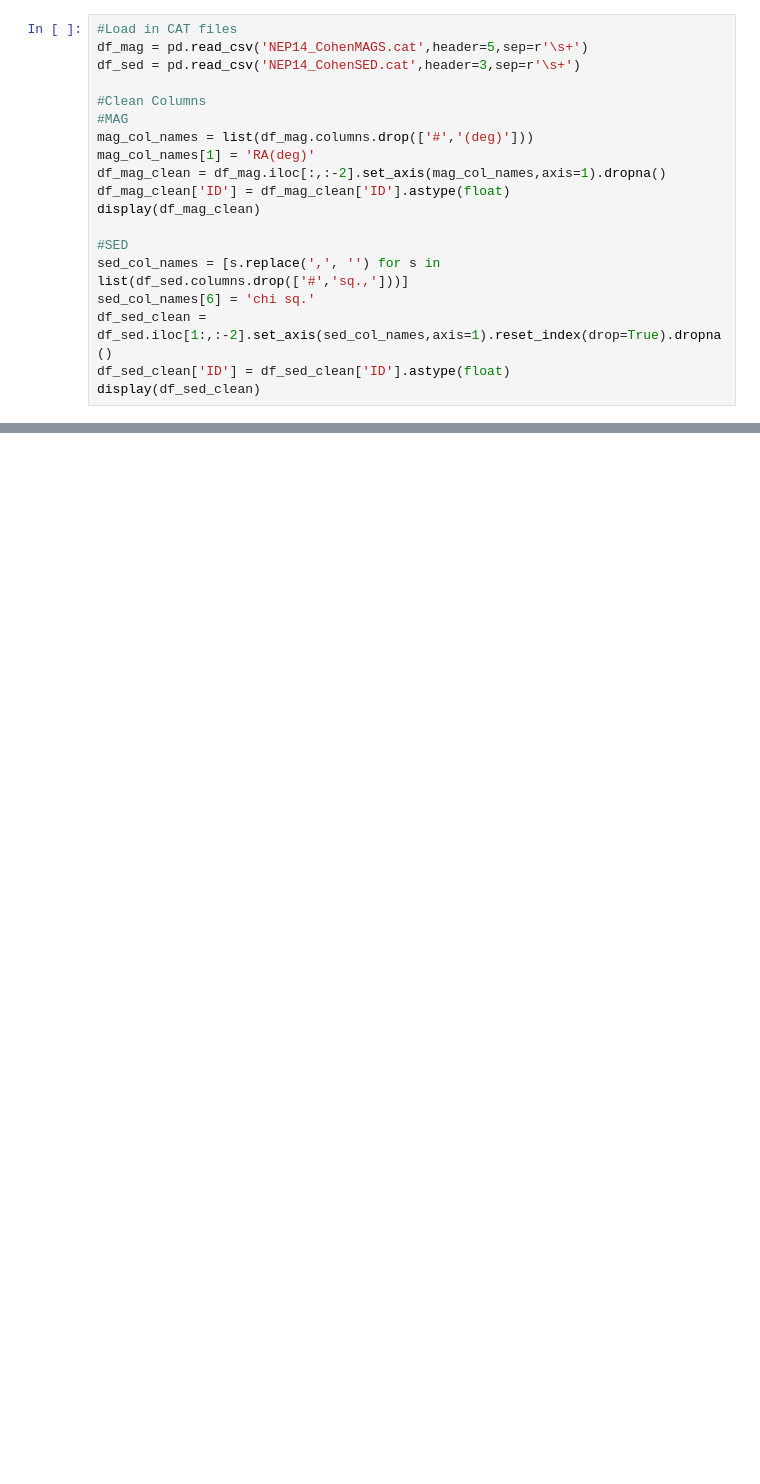
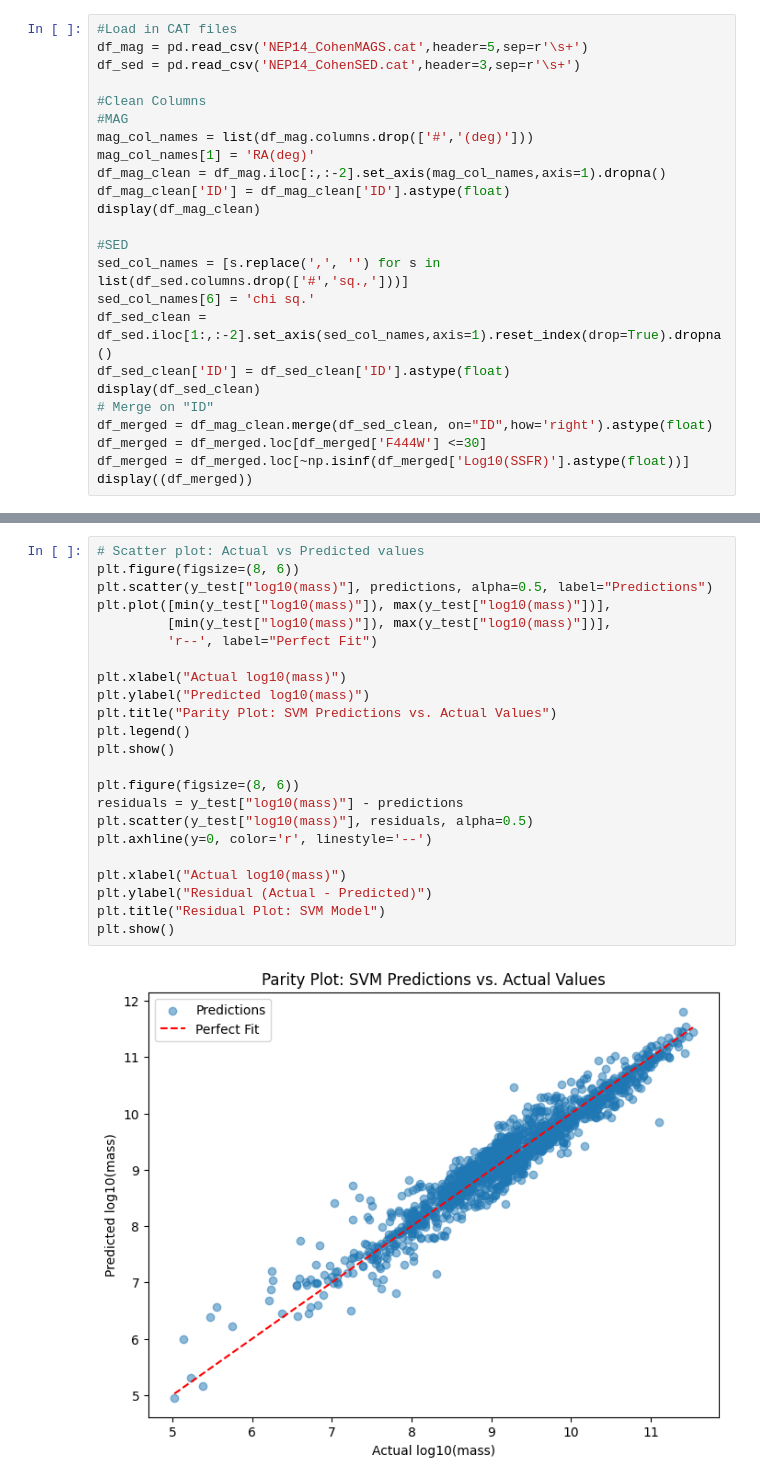
Before and after one commit to evs802/DAT494-HContract, a Jupyter notebook: SED_ML.ipynb, the cells around one changed output, grey strips where cells are left out. Drawn from its saved outputs; the diff is of its cells as text; blank space fills up the shorter version.

```diff
--- a/SED_ML.ipynb
+++ b/SED_ML.ipynb
@@ -29,6 +31,11 @@ sed_col_names[6] = 'chi sq.'
 df_sed_clean = df_sed.iloc[1:,:-2].set_axis(sed_col_names,axis=1).reset_index(drop=True).dropna()
 df_sed_clean['ID'] = df_sed_clean['ID'].astype(float)
 display(df_sed_clean)
+# Merge on "ID"
+df_merged = df_mag_clean.merge(df_sed_clean, on="ID",how='right').astype(float)
+df_merged = df_merged.loc[df_merged['F444W'] <=30]
+df_merged = df_merged.loc[~np.isinf(df_merged['Log10(SSFR)'].astype(float))]
+display((df_merged))
 # %% [output]
 |  | ID | RA(deg) | Dec(deg) | F090W | F115W | F150W | F200W | F277W | F356W | F410M | F444W | ... |
 | 0 | 1.0 | 260.718976 | 65.711171 | 18.7847 | 18.6773 | 18.8318 | 18.9775 | 19.6117 | 19.8170 | 20.2598 | 20.3863 | ... |
@@ -114,0 +350,25 @@ ValueError: Input contains infinity or a value too large for dtype('float64').
+# %%
+# Scatter plot: Actual vs Predicted values
+plt.figure(figsize=(8, 6))
+plt.scatter(y_test["log10(mass)"], predictions, alpha=0.5, label="Predictions")
+plt.plot([min(y_test["log10(mass)"]), max(y_test["log10(mass)"])],
+         [min(y_test["log10(mass)"]), max(y_test["log10(mass)"])],
+         'r--', label="Perfect Fit")
+
+plt.xlabel("Actual log10(mass)")
+plt.ylabel("Predicted log10(mass)")
+plt.title("Parity Plot: SVM Predictions vs. Actual Values")
+plt.legend()
+plt.show()
+
+plt.figure(figsize=(8, 6))
+residuals = y_test["log10(mass)"] - predictions
+plt.scatter(y_test["log10(mass)"], residuals, alpha=0.5)
+plt.axhline(y=0, color='r', linestyle='--')
+
+plt.xlabel("Actual log10(mass)")
+plt.ylabel("Residual (Actual - Predicted)")
+plt.title("Residual Plot: SVM Model")
+plt.show()
+# %% [output]
+[figure, added]
```
Also changed, not shown: parts of 15 cells of this notebook.
